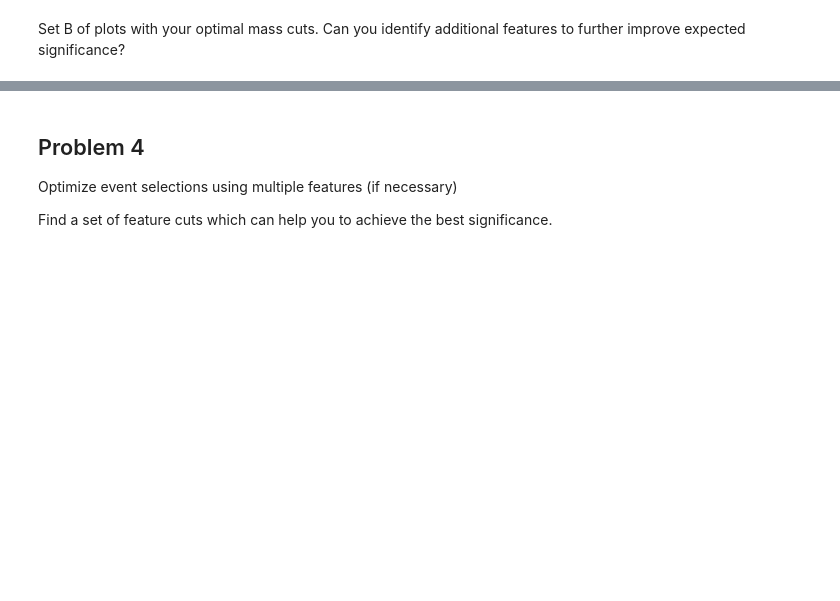
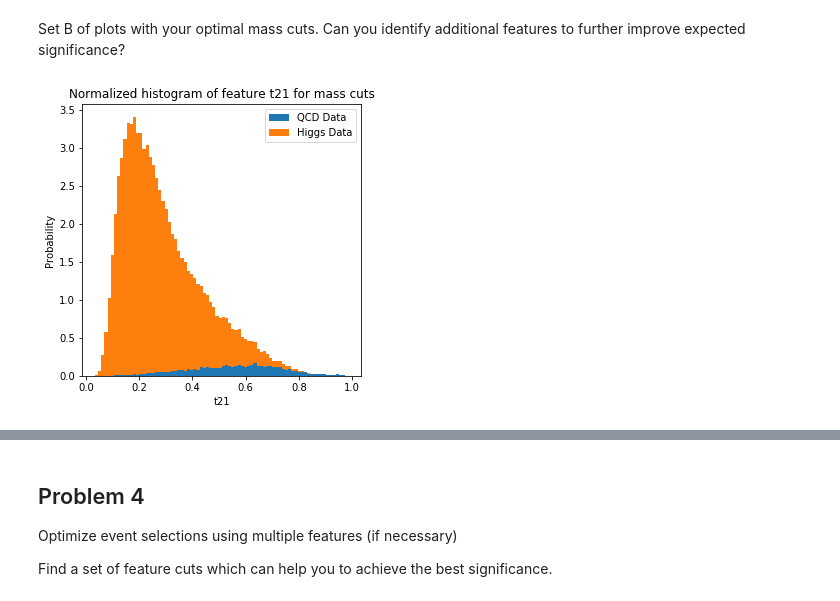
Before and after one commit to AdamK42/physics-434, a Jupyter notebook: lab7/lab7_8.ipynb, the cells around one changed output, grey strips where cells are left out. Saved outputs shown, nothing was run; the diff lists cells and outputs as text; code cells hidden in the pictures; blank space fills up the shorter version.

```diff
--- a/lab7/lab7_8.ipynb
+++ b/lab7/lab7_8.ipynb
@@ -173 +219,14 @@ Set B of plots with your optimal mass cuts. Can you identify additional features
+# %%
+# Ok, now that we have our cut data indices, we can now look at the other data
+figure = plt.figure(figsize=(5, 5))
+ax = figure.subplots()
+
+n, bins, patches = ax.hist([t21_q[mass_cut_q], t21_h[mass_cut_h]], bins=80,
+                           stacked=True, density=True);
+ax.set_title("Normalized histogram of feature t21 for mass cuts")
+ax.set_ylabel("Probability")
+ax.set_xlabel("t21")
+ax.legend(["QCD Data", "Higgs Data"]);
+# %% [output]
+[figure, added]
 # %%
```
Also changed, not shown: parts of 29 cells of this notebook.
